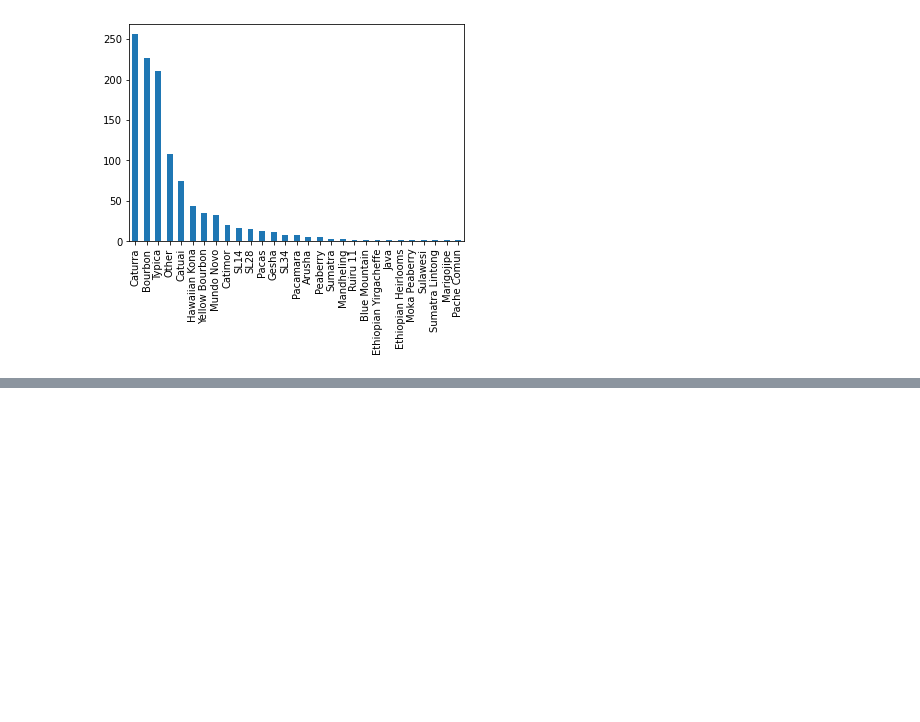
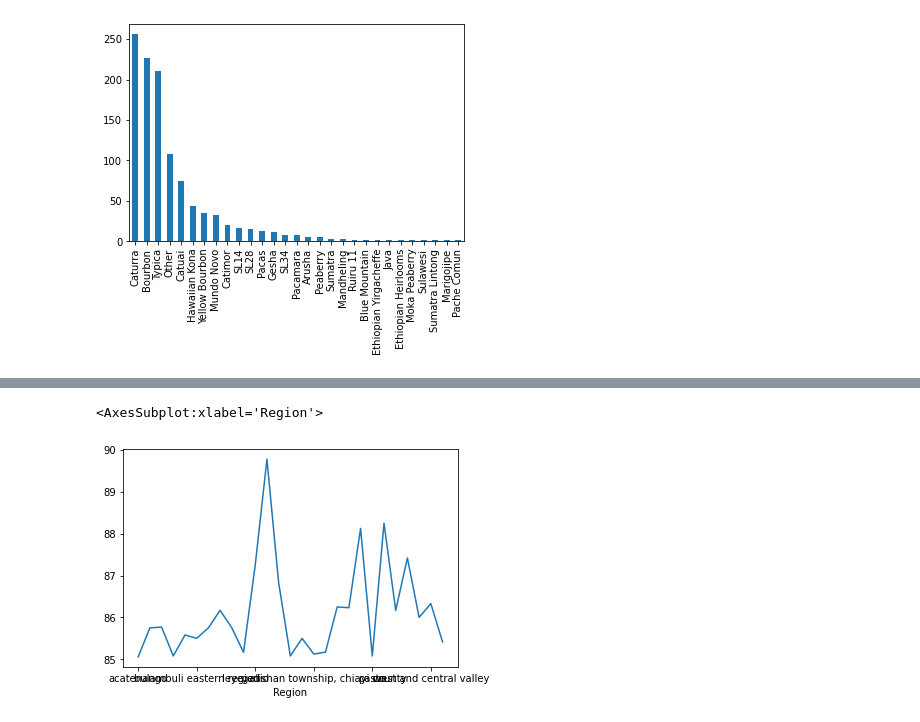
Before and after one commit to RaMcDaniel/CoffeePredictor, a Jupyter notebook: Coffee_Predictor.ipynb, the cells around one changed output, grey strips where cells are left out. Cells and saved outputs as stored; diff of their text form; code cells hidden in the pictures; blank space fills up the shorter version.

```diff
--- a/Coffee_Predictor.ipynb
+++ b/Coffee_Predictor.ipynb
@@ -35,0 +250,5 @@ df.Variety.value_counts().plot(kind="bar")
+# %%
+df.groupby('Region')['Total_Cup_Points'].mean().plot()
+# %% [output]
+<AxesSubplot:xlabel='Region'>
+[figure, added]
```
Also changed, not shown: parts of 18 cells of this notebook.
